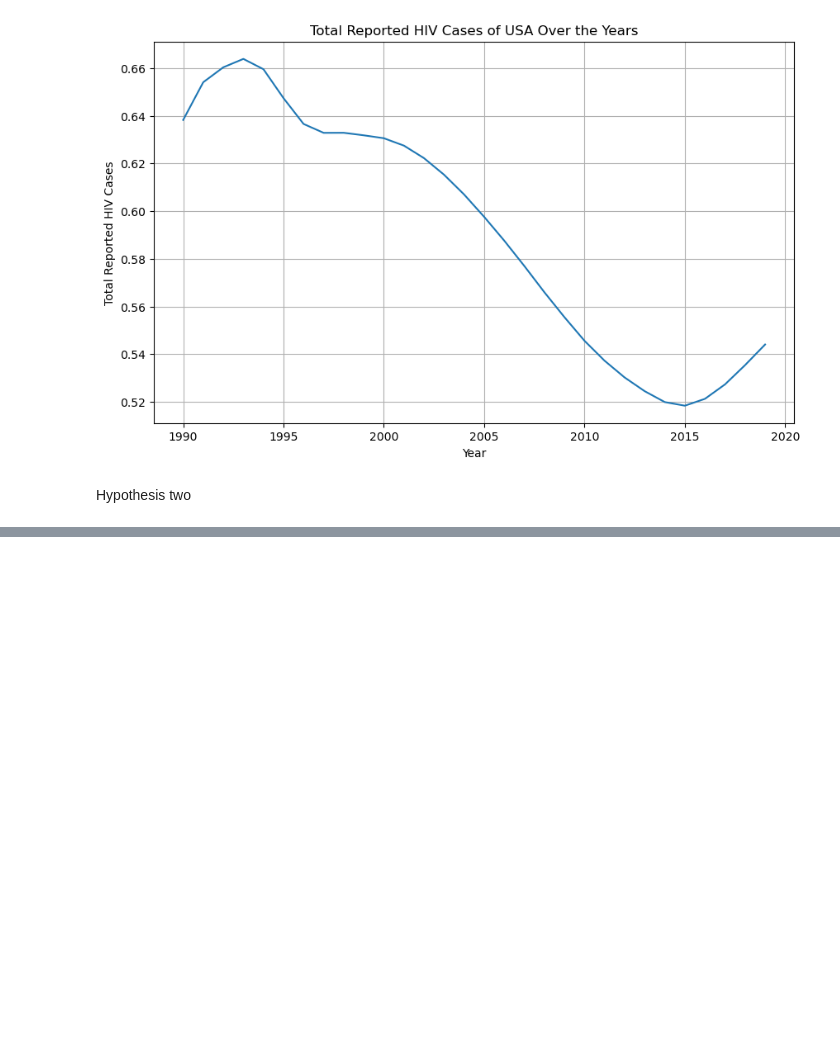
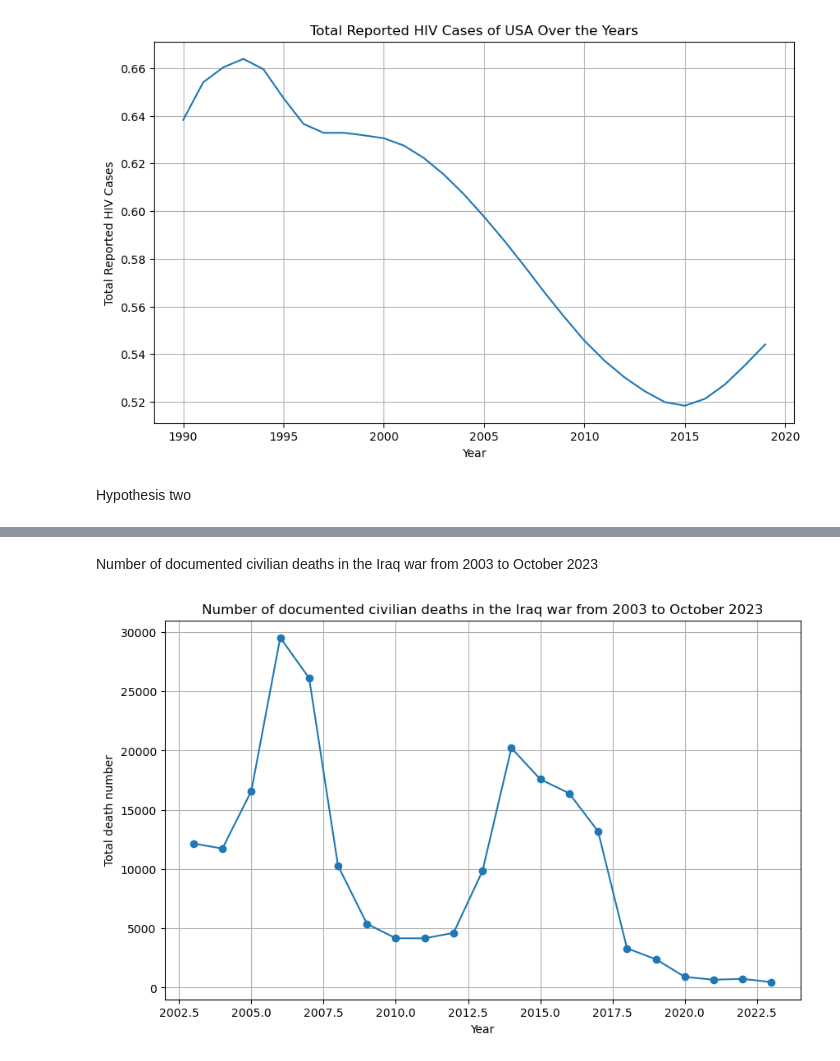
Before and after one commit to Huahuahaha/2023Fall_Projects, a Jupyter notebook: Hypothesis Report.ipynb, the cells around one changed output, grey strips where cells are left out. Saved outputs shown, nothing was run; the diff lists cells and outputs as text; code cells hidden in the pictures; blank space fills up the shorter version.

```diff
--- a/Hypothesis Report.ipynb
+++ b/Hypothesis Report.ipynb
@@ -10,6 +10,8 @@ dr_data = pd.read_csv('Data/Death rates.csv', skiprows=4)
 covid_data = pd.read_csv('Data/WHO-COVID-19-global-data.csv')
 polio_data = pd.read_csv('Data/the-number-of-reported-paralytic-polio-cases.csv')
 hiv_data = pd.read_csv('Data/share-of-population-infected-with-hiv-ihme.csv')
+iraq_death = pd.read_csv('Data/iraq-war-2003-2023.csv')
+bt_death = pd.read_csv('Data/Battle-related-death.csv', skiprows=4)
 # %% [markdown]
 Hypothesis one
 # %%
@@ -78,0 +87,13 @@ functions.plot_dt_draw(syrian_dt, 'SYR', 1)
+# %% [markdown]
+Number of documented civilian deaths in the Iraq war from 2003 to October 2023
+# %%
+iraq_death_ct = iraq_death[['Year', 'Death number']]
+plt.figure(figsize=(10, 6))
+plt.plot(iraq_death_ct['Year'], iraq_death_ct['Death number'], marker='o')
+plt.title('Number of documented civilian deaths in the Iraq war from 2003 to October 2023')
+plt.xlabel('Year')
+plt.ylabel('Total death number')
+plt.grid(True)
+plt.show()
+# %% [output]
+[figure, added]
```
Also changed, not shown: parts of 6 cells of this notebook, 3 other files.
